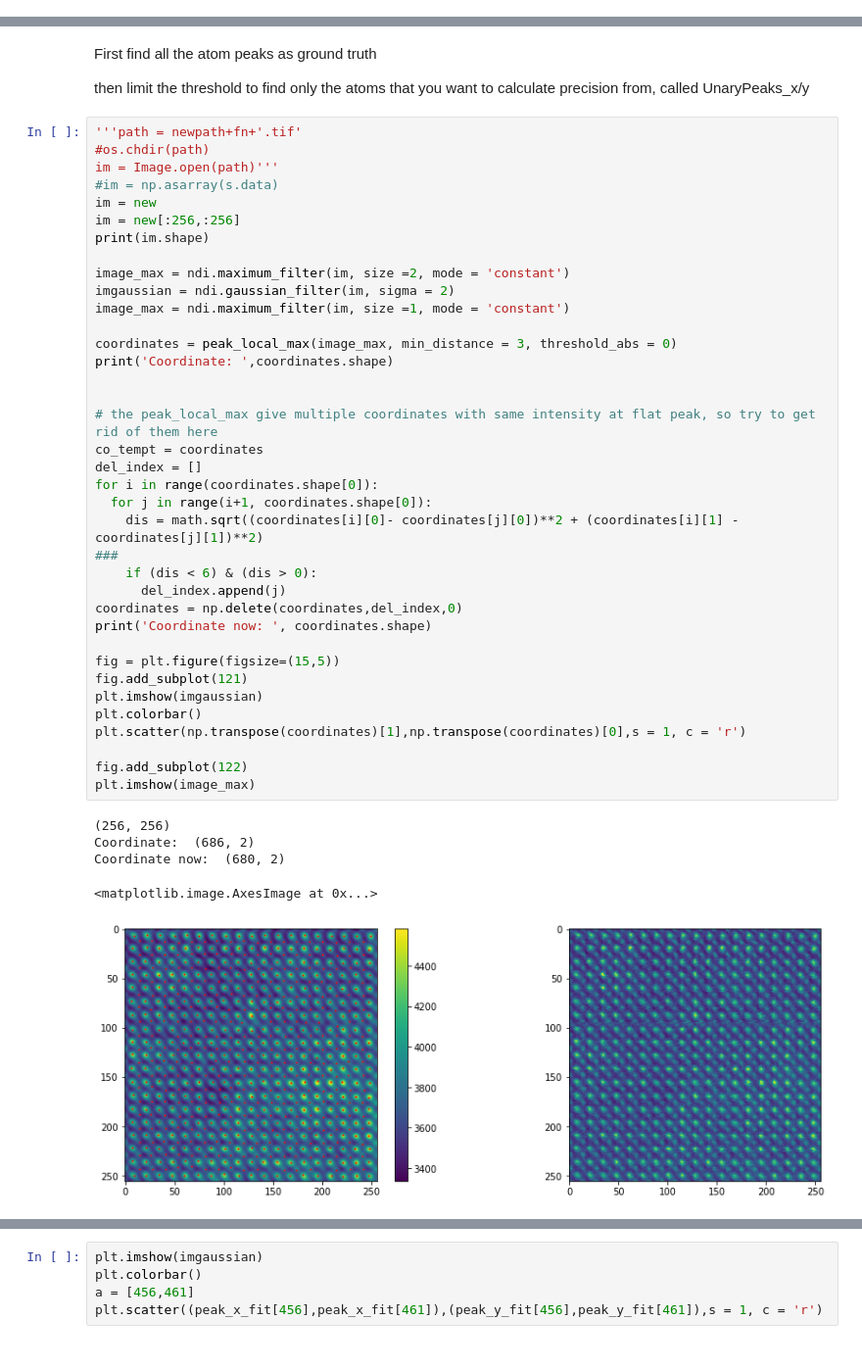
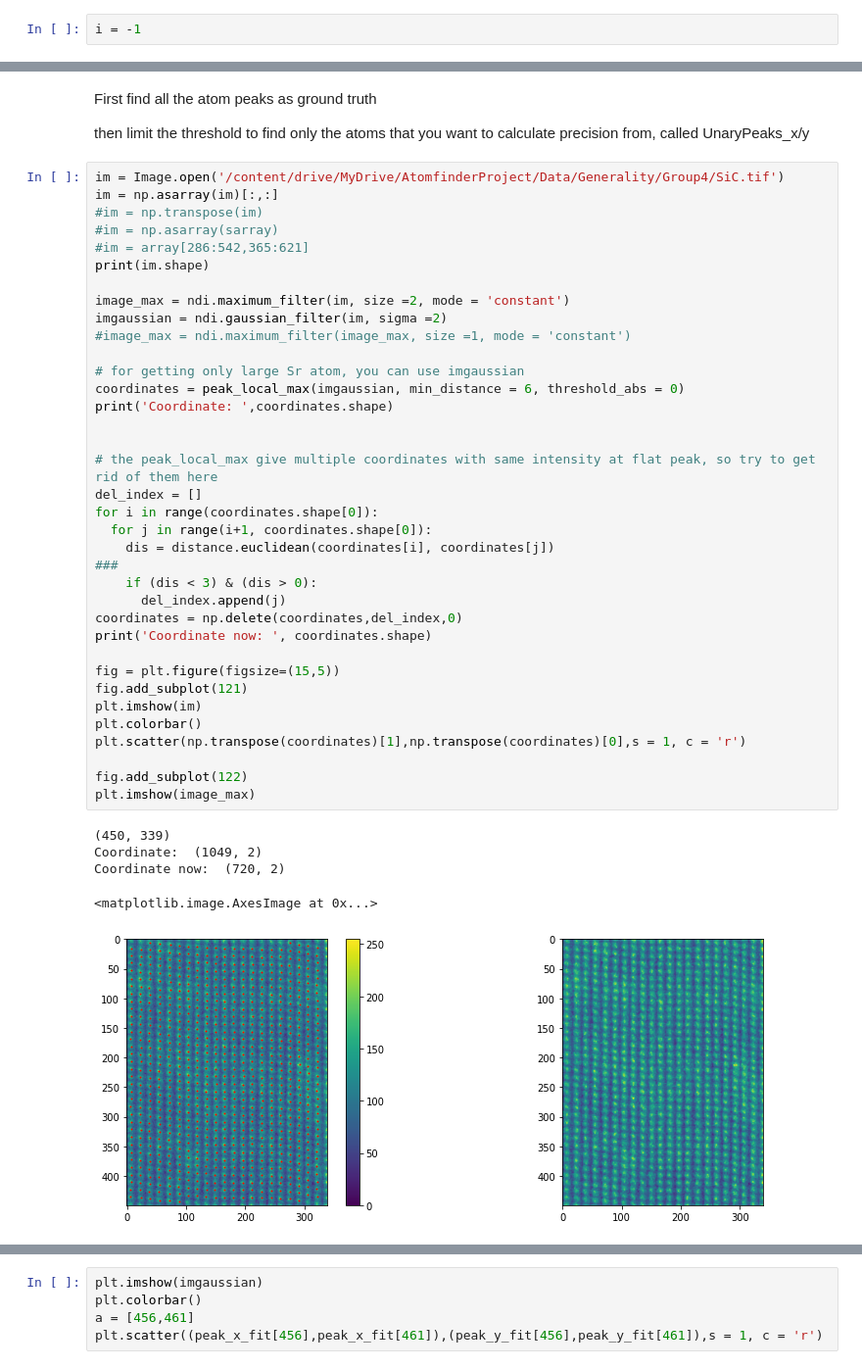
Before and after one commit to wdwzyyg/Atom-Finder, a Jupyter notebook: Exp_Datapre&collection.ipynb, the cells around one changed output, grey strips where cells are left out. Shown at 98% size. Saved outputs shown, nothing was run; the diff lists cells and outputs as text.

```diff
--- a/Exp_Datapre&collection.ipynb
+++ b/Exp_Datapre&collection.ipynb
@@ -111,3 +132,5 @@ for file in filelist:
 # %% [markdown]
 Check one by one here
+# %%
+i = -1
 # %%
@@ -164,45 +216,44 @@ First find all the atom peaks as ground truth
 
 then limit the threshold to find only the atoms that you want to calculate precision from, called UnaryPeaks_x/y
 # %%
-'''path = newpath+fn+'.tif'
-#os.chdir(path)
-im = Image.open(path)'''
-#im = np.asarray(s.data)
-im = new
-im = new[:256,:256]
+im = Image.open('/content/drive/MyDrive/AtomfinderProject/Data/Generality/Group4/SiC.tif')
+im = np.asarray(im)[:,:]
+#im = np.transpose(im)
+#im = np.asarray(sarray)
+#im = array[286:542,365:621]
 print(im.shape)
 
 image_max = ndi.maximum_filter(im, size =2, mode = 'constant')
-imgaussian = ndi.gaussian_filter(im, sigma = 2)
-image_max = ndi.maximum_filter(im, size =1, mode = 'constant')
+imgaussian = ndi.gaussian_filter(im, sigma =2)
+#image_max = ndi.maximum_filter(image_max, size =1, mode = 'constant')
 
-coordinates = peak_local_max(image_max, min_distance = 3, threshold_abs = 0)
+# for getting only large Sr atom, you can use imgaussian
+coordinates = peak_local_max(imgaussian, min_distance = 6, threshold_abs = 0)
 print('Coordinate: ',coordinates.shape)
 
 
 # the peak_local_max give multiple coordinates with same intensity at flat peak, so try to get rid of them here
-co_tempt = coordinates
 del_index = []
 for i in range(coordinates.shape[0]):
   for j in range(i+1, coordinates.shape[0]):
-    dis = math.sqrt((coordinates[i][0]- coordinates[j][0])**2 + (coordinates[i][1] - coordinates[j][1])**2)
+    dis = distance.euclidean(coordinates[i], coordinates[j])
 ###
-    if (dis < 6) & (dis > 0):
+    if (dis < 3) & (dis > 0):
       del_index.append(j)
 coordinates = np.delete(coordinates,del_index,0)
 print('Coordinate now: ', coordinates.shape)
 
 fig = plt.figure(figsize=(15,5))
 fig.add_subplot(121)
-plt.imshow(imgaussian)
+plt.imshow(im)
 plt.colorbar()
 plt.scatter(np.transpose(coordinates)[1],np.transpose(coordinates)[0],s = 1, c = 'r')
 
 fig.add_subplot(122)
 plt.imshow(image_max)
 # %% [output]
-(256, 256)
-Coordinate:  (686, 2)
-Coordinate now:  (680, 2)
+(450, 339)
+Coordinate:  (1049, 2)
+Coordinate now:  (720, 2)
 <matplotlib.image.AxesImage at 0x...>
-[figure, old version]
+[figure, new version]
```
Also changed, not shown: parts of 30 cells of this notebook.
